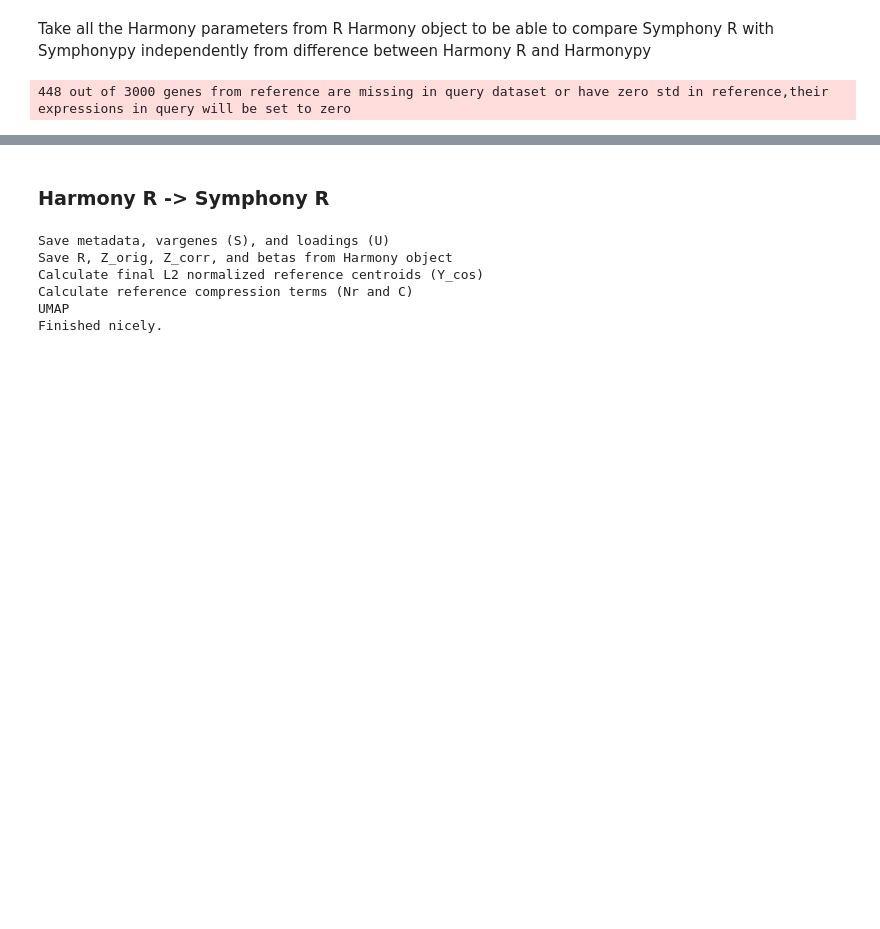
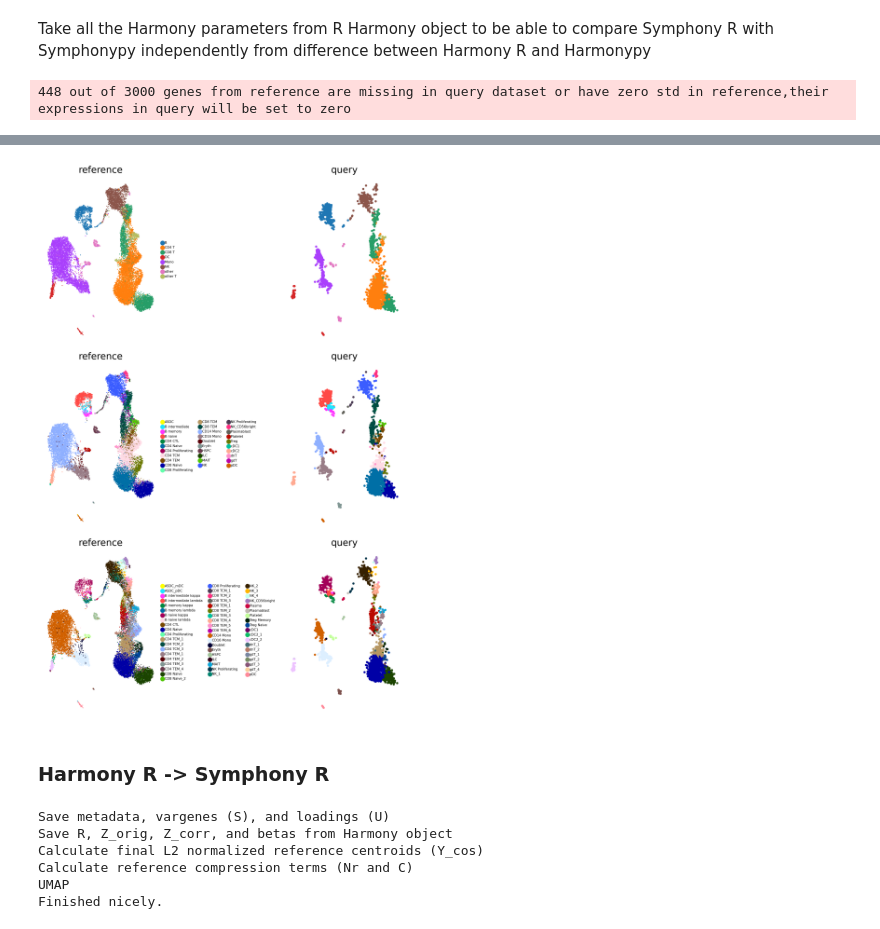
Before and after one commit to potulabe/symphonypy, a Jupyter notebook: benchmarking/Benchmarking_symphony.ipynb, the cells around one changed output, grey strips where cells are left out. Drawn from its saved outputs; the diff is of its cells as text; code cells hidden in the pictures; blank space fills up the shorter version.

```diff
--- a/benchmarking/Benchmarking_symphony.ipynb
+++ b/benchmarking/Benchmarking_symphony.ipynb
@@ -223,22 +223,24 @@ basis_adjusted = "X_pca_harmony_R_py"
 # %%
-# fig, axs = plt.subplots(3,2, figsize=(8, 3*4))
+fig, axs = plt.subplots(3,2, figsize=(8, 3*4))
 
-# sc.pl.embedding(adata_reference, basis="X_umap", ax=axs[0][0], show=False, frameon=False, color="celltype.l1", title="reference")
-# ref_l1 = adata_reference.obs["celltype.l1"].unique().sort_values()
-# adata_query.uns['celltype.l1_colors'] = np.array(adata_reference.uns["celltype.l1_colors"])[ref_l1.isin(adata_query.obs["celltype.l1"].unique().sort_values())]
-# sc.pl.embedding(adata_query, basis="X_umap", ax=axs[0][1], show=False, color="celltype.l1", frameon=False, title="query", legend_loc=None)
+sc.pl.embedding(adata_reference, basis="X_umap", ax=axs[0][0], show=False, frameon=False, color="celltype.l1", title="reference")
+ref_l1 = adata_reference.obs["celltype.l1"].unique().sort_values()
+adata_query.uns['celltype.l1_colors'] = np.array(adata_reference.uns["celltype.l1_colors"])[ref_l1.isin(adata_query.obs["celltype.l1"].unique().sort_values())]
+sc.pl.embedding(adata_query, basis="X_umap", ax=axs[0][1], show=False, color="celltype.l1", frameon=False, title="query", legend_loc=None)
 
-# sc.pl.embedding(adata_reference, basis="X_umap", ax=axs[1][0], show=False, frameon=False, color="celltype.l2", title="reference")
-# ref_l2 = adata_reference.obs["celltype.l2"].unique().sort_values()
-# adata_query.uns['celltype.l2_colors'] = np.array(adata_reference.uns["celltype.l2_colors"])[ref_l2.isin(adata_query.obs["celltype.l2"].unique().sort_values())]
-# sc.pl.embedding(adata_query, basis="X_umap", ax=axs[1][1], show=False, color="celltype.l2", frameon=False, title="query", legend_loc=None)
+sc.pl.embedding(adata_reference, basis="X_umap", ax=axs[1][0], show=False, frameon=False, color="celltype.l2", title="reference")
+ref_l2 = adata_reference.obs["celltype.l2"].unique().sort_values()
+adata_query.uns['celltype.l2_colors'] = np.array(adata_reference.uns["celltype.l2_colors"])[ref_l2.isin(adata_query.obs["celltype.l2"].unique().sort_values())]
+sc.pl.embedding(adata_query, basis="X_umap", ax=axs[1][1], show=False, color="celltype.l2", frameon=False, title="query", legend_loc=None)
 
-# sc.pl.embedding(adata_reference, basis="X_umap", ax=axs[2][0], show=False, frameon=False, color="celltype.l3", title="reference")
-# ref_l3 = adata_reference.obs["celltype.l3"].unique().sort_values()
-# adata_query.uns['celltype.l3_colors'] = np.array(adata_reference.uns["celltype.l3_colors"])[ref_l3.isin(adata_query.obs["celltype.l3"].unique().sort_values())]
-# sc.pl.embedding(adata_query, basis="X_umap", ax=axs[2][1], show=False, color="celltype.l3", frameon=False, title="query", legend_loc=None)
+sc.pl.embedding(adata_reference, basis="X_umap", ax=axs[2][0], show=False, frameon=False, color="celltype.l3", title="reference")
+ref_l3 = adata_reference.obs["celltype.l3"].unique().sort_values()
+adata_query.uns['celltype.l3_colors'] = np.array(adata_reference.uns["celltype.l3_colors"])[ref_l3.isin(adata_query.obs["celltype.l3"].unique().sort_values())]
+sc.pl.embedding(adata_query, basis="X_umap", ax=axs[2][1], show=False, color="celltype.l3", frameon=False, title="query", legend_loc=None)
 
-# fig.tight_layout()
+fig.tight_layout()
+# %% [output]
+[figure, added]
 # %% [markdown]
 ### Harmony R -> Symphony R
 # %%
```
Also changed, not shown: parts of 10 cells of this notebook, 2 other files.
